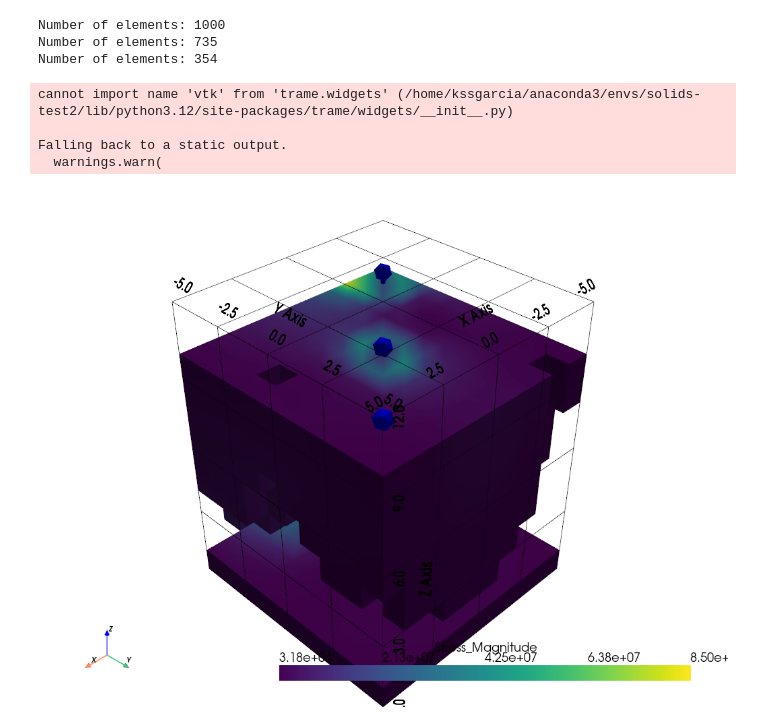
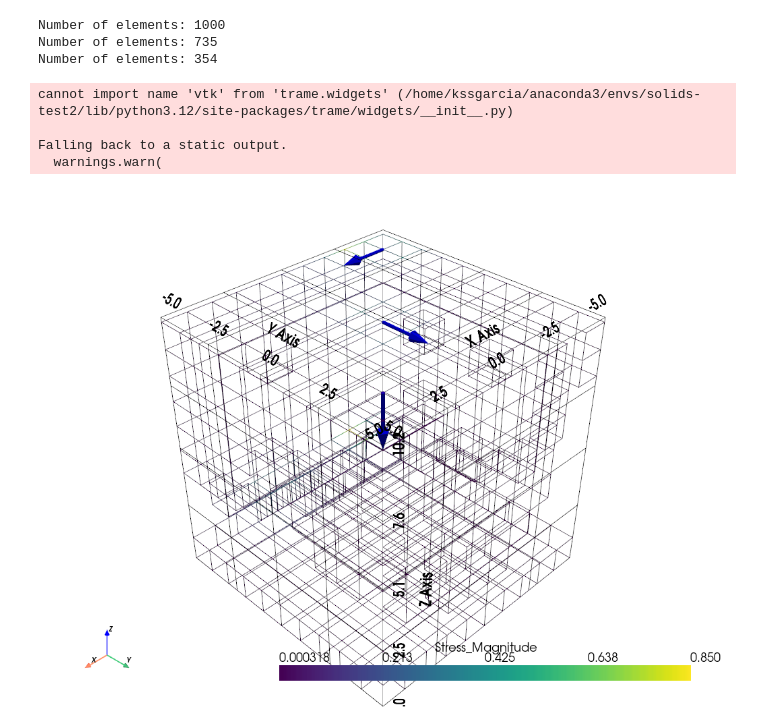
Before and after one commit to AppliedMechanics-EAFIT/SolidsPy-Opt, a Jupyter notebook: src/solidspy_opt/test_opt.ipynb, the cells around one changed output. Drawn from its saved outputs; the diff is of its cells as text; code cells hidden in the pictures.

```diff
--- a/src/solidspy_opt/test_opt.ipynb
+++ b/src/solidspy_opt/test_opt.ipynb
@@ -182,7 +182,7 @@ def ESO_stress(
 
     return ELS, nodes, UC, E_nodes, S_nodes
 # %%
-load_directions = np.array([[0, 1e8, 0], [1e8, 0, 0], [0, 0, -1e8]])
+load_directions = np.array([[0, 1, 0], [1, 0, 0], [0, 0, -1]])
 load_positions = np.array([[5, 5, 9], [1, 1, 9], [8, 8, 9]])
 
 # Call the function
@@ -217,6 +217,8 @@ Number of elements: 1000
 Number of elements: 735
 Number of elements: 354
 # %%
+import pyvista as pv
+
 def fields_plot_3d(
     nodes: NDArray[np.float64],
     els: NDArray[np.int_],
@@ -230,7 +232,8 @@ def fields_plot_3d(
     cmap: str = "viridis",
     show_axes: bool = True,
     show_bounds: bool = True,
-    show_edges: bool = True
+    show_edges: bool = True,
+    style: str = "surface"
 ) -> None:
     """
     Plots a 3D finite element mesh with stress/strain data using PyVista.
@@ -265,6 +268,8 @@ def fields_plot_3d(
         Whether to show bounding box around the model. Default is True.
     show_edges : bool, optional
         Whether to show mesh edges. Default is True.
+    style : str, optional
+        Style of the mesh ('surface' or 'wireframe'). Default is 'surface'.
     """
 
     assert nnodes in [4, 8], "nnodes must be either 4 or 8 (3D elements)"
@@ -314,11 +319,11 @@ def fields_plot_3d(
         grid,
         scalars=scalars,
         cmap=cmap,
-        show_edges=show_edges
+        show_edges=show_edges,
+        style=style
     )
 
     # 7. Optionally, show load vectors as arrows
-    loads[:, 1:] = loads[:, 1:] / loads[:, 1:].max(axis=1)
     if show_loads and loads is not None and loads.size > 0:
         # Collect load vectors and their corresponding node coordinates
         load_points = []
@@ -331,32 +336,32 @@ def fields_plot_3d(
         load_points = np.array(load_points, dtype=np.float64)
         load_vectors = np.array(load_vectors, dtype=np.float64)
 
         if len(load_points) > 0:
             # Create a PyVista PolyData from these points
             load_polydata = pv.PolyData(load_points)
             load_polydata["LoadVectors"] = load_vectors
 
             # Use glyph to create arrow objects at each loaded node
             arrows = load_polydata.glyph(
                 orient="LoadVectors",       # which array to orient arrows
                 scale="LoadVectors",        # which array to scale arrows
                 factor=arrow_scale          # global scale factor
             )
             plotter.add_mesh(arrows, color=arrow_color, name='LoadArrows')
 
     # 8. Show/hide axes and bounds
     if show_axes:
         plotter.add_axes()
 
     if show_bounds:
         plotter.show_bounds(grid="front")
 
     # 9. Show the final plot
     plotter.show()
-fields_plot_3d(nodes, els, loads, idx_BC, nnodes=8, data_type='stress', show_loads=True, arrow_scale=2.0, arrow_color="blue", cmap="viridis", show_axes=True, show_bounds=True, show_edges=False)
+fields_plot_3d(nodes, els, loads, idx_BC, nnodes=8, data_type='stress', show_loads=True, arrow_scale=2.0, arrow_color="blue", cmap="viridis", show_axes=True, show_bounds=True, show_edges=False, style="wireframe")
 # %% [output]
 cannot import name 'vtk' from 'trame.widgets' (/home/kssgarcia/anaconda3/envs/solids-test2/lib/python3.12/site-packages/trame/widgets/__init__.py)
 
 Falling back to a static output.
   warnings.warn(
-[figure, old version]
+[figure, new version]
```
